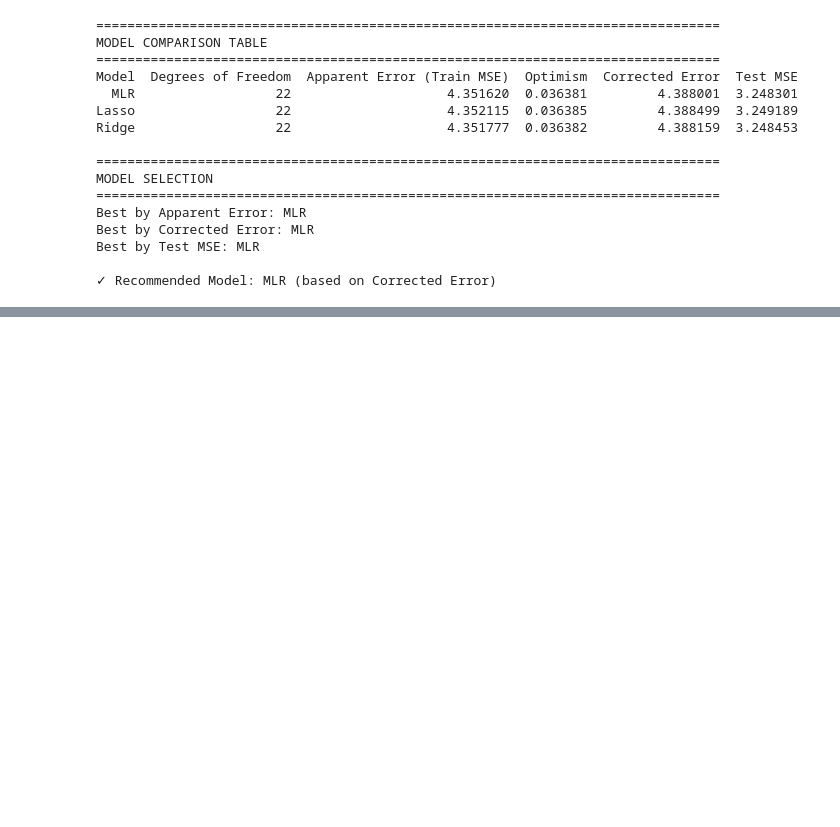
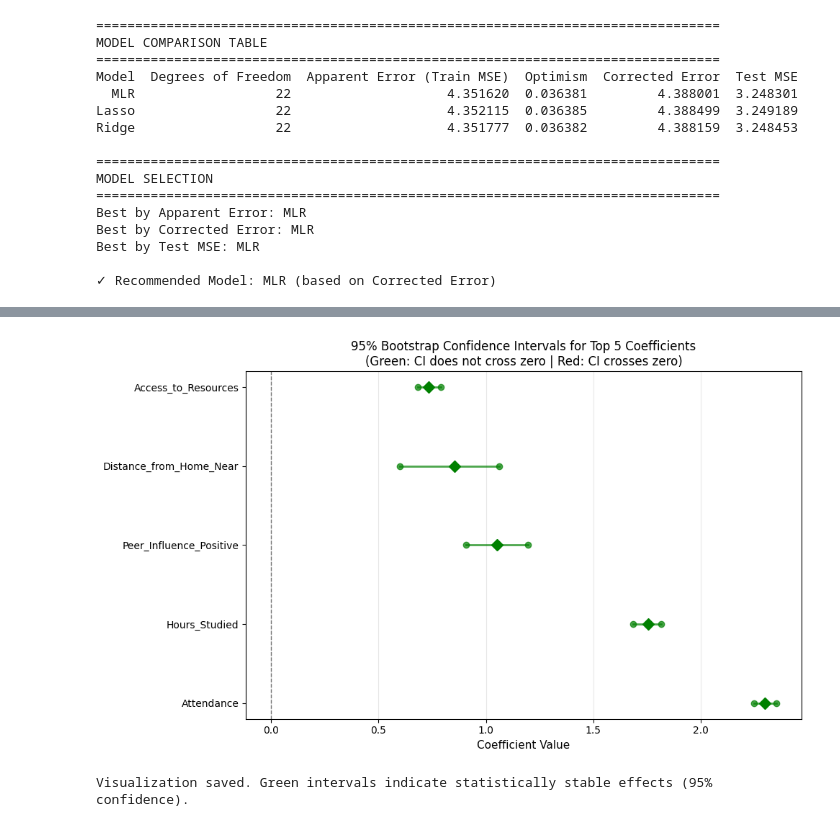
Before and after one commit to Sanjidakter/student-performance, a Jupyter notebook: notebook.ipynb, the cells around one changed output, grey strips where cells are left out. Drawn from its saved outputs; the diff is of its cells as text; code cells hidden in the pictures; blank space fills up the shorter version.

Commit message:
bootstrap confidence intervals

```diff
--- a/notebook.ipynb
+++ b/notebook.ipynb
@@ -469,0 +635,37 @@ Best by Test MSE: MLR
+# %%
+# Visualize Bootstrap Confidence Intervals
+import matplotlib.pyplot as plt
+
+fig, ax = plt.subplots(figsize=(10, 6))
+
+# Plot each coefficient with its CI
+for i, row in bootstrap_results.iterrows():
+    feat = row['Feature']
+    point = row['Point Estimate']
+    lower = row['95% CI Lower']
+    upper = row['95% CI Upper']
+
+    # Color based on whether CI crosses zero
+    color = 'green' if row['Crosses Zero'] == 'No' else 'red'
+
+    # Plot CI line
+    ax.plot([lower, upper], [i, i], 'o-', linewidth=2, markersize=6, color=color, alpha=0.7)
+    # Plot point estimate
+    ax.plot(point, i, 'D', markersize=8, color=color)
+
+# Add vertical line at zero
+ax.axvline(x=0, color='black', linestyle='--', linewidth=1, alpha=0.5)
+
+ax.set_yticks(range(len(bootstrap_results)))
+ax.set_yticklabels(bootstrap_results['Feature'])
+ax.set_xlabel('Coefficient Value', fontsize=11)
+ax.set_title('95% Bootstrap Confidence Intervals for Top 5 Coefficients\n(Green: CI does not cross zero | Red: CI crosses zero)', fontsize=12)
+ax.grid(axis='x', alpha=0.3)
+
+plt.tight_layout()
+plt.show()
+
+print("Visualization saved. Green intervals indicate statistically stable effects (95% confidence).")
+# %% [output]
+[figure, added]
+Visualization saved. Green intervals indicate statistically stable effects (95% confidence).
```
Also changed, not shown: parts of 3 cells of this notebook.
